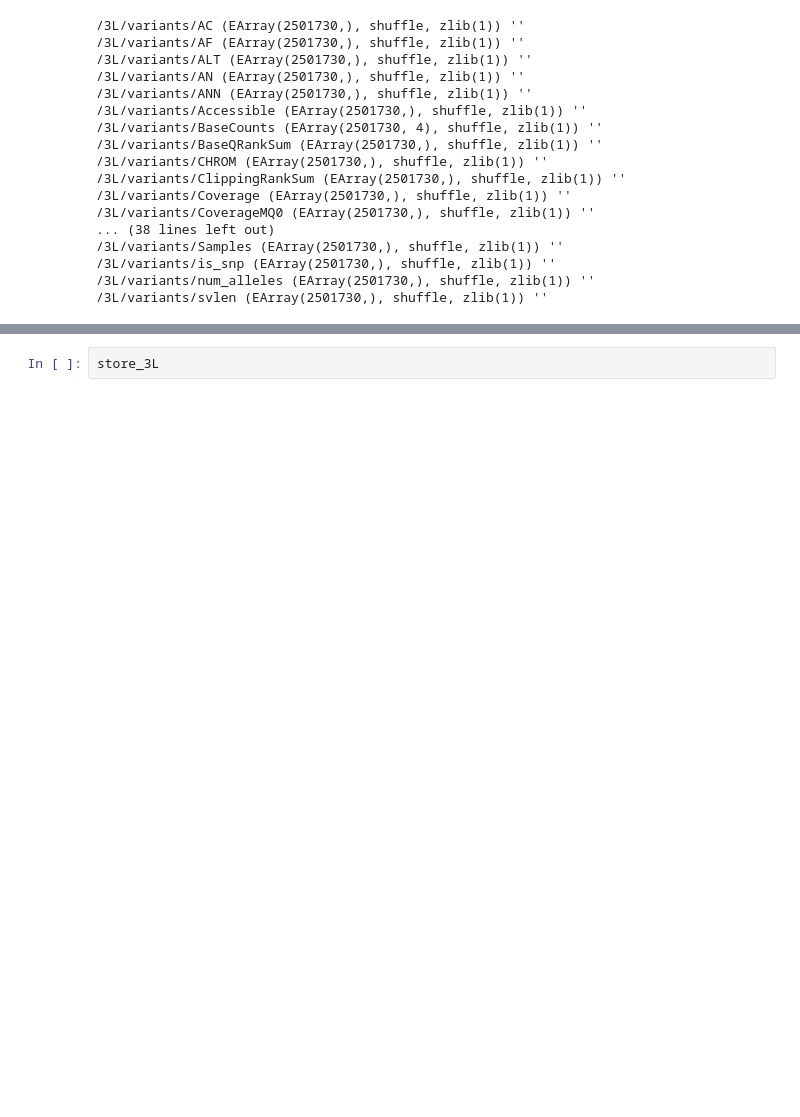
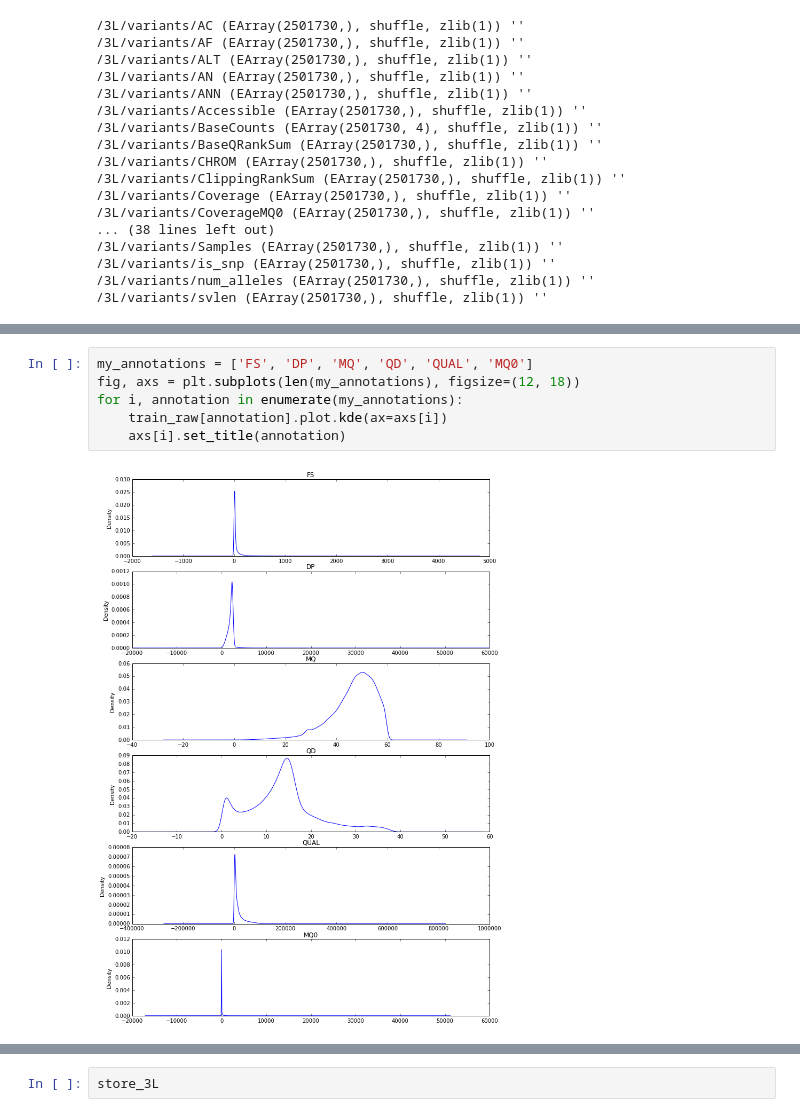
Before and after one commit to tiagoantao/data-science-teaching, a Jupyter notebook: notebooks/Filtering_Parameters.ipynb, the cells around one changed output, grey strips where cells are left out. Drawn from its saved outputs; the diff is of its cells as text; blank space fills up the shorter version.

```diff
--- a/notebooks/Filtering_Parameters.ipynb
+++ b/notebooks/Filtering_Parameters.ipynb
@@ -181,0 +224,8 @@ i, len(train_set)
+# %%
+my_annotations = ['FS', 'DP', 'MQ', 'QD', 'QUAL', 'MQ0']
+fig, axs = plt.subplots(len(my_annotations), figsize=(12, 18))
+for i, annotation in enumerate(my_annotations):
+    train_raw[annotation].plot.kde(ax=axs[i])
+    axs[i].set_title(annotation)
+# %% [output]
+[figure, added]
```
Also changed, not shown: parts of 66 cells of this notebook.
